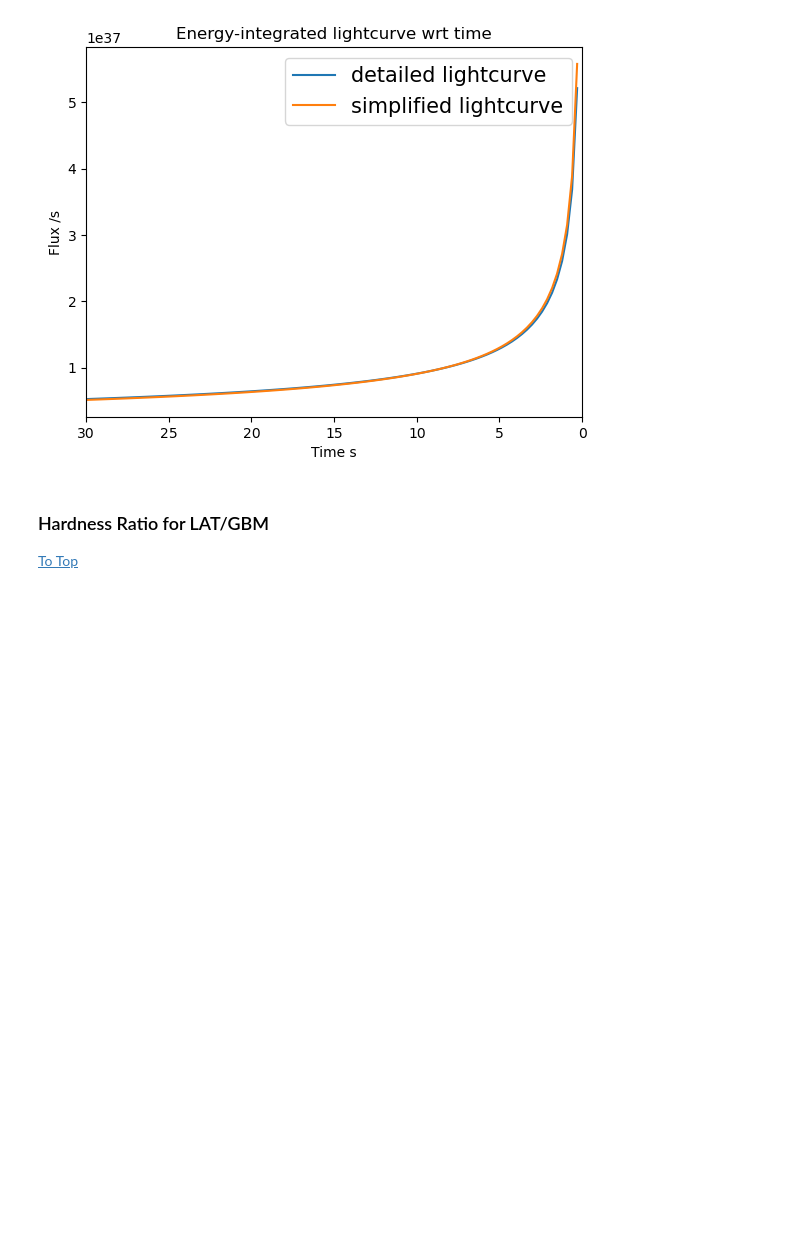
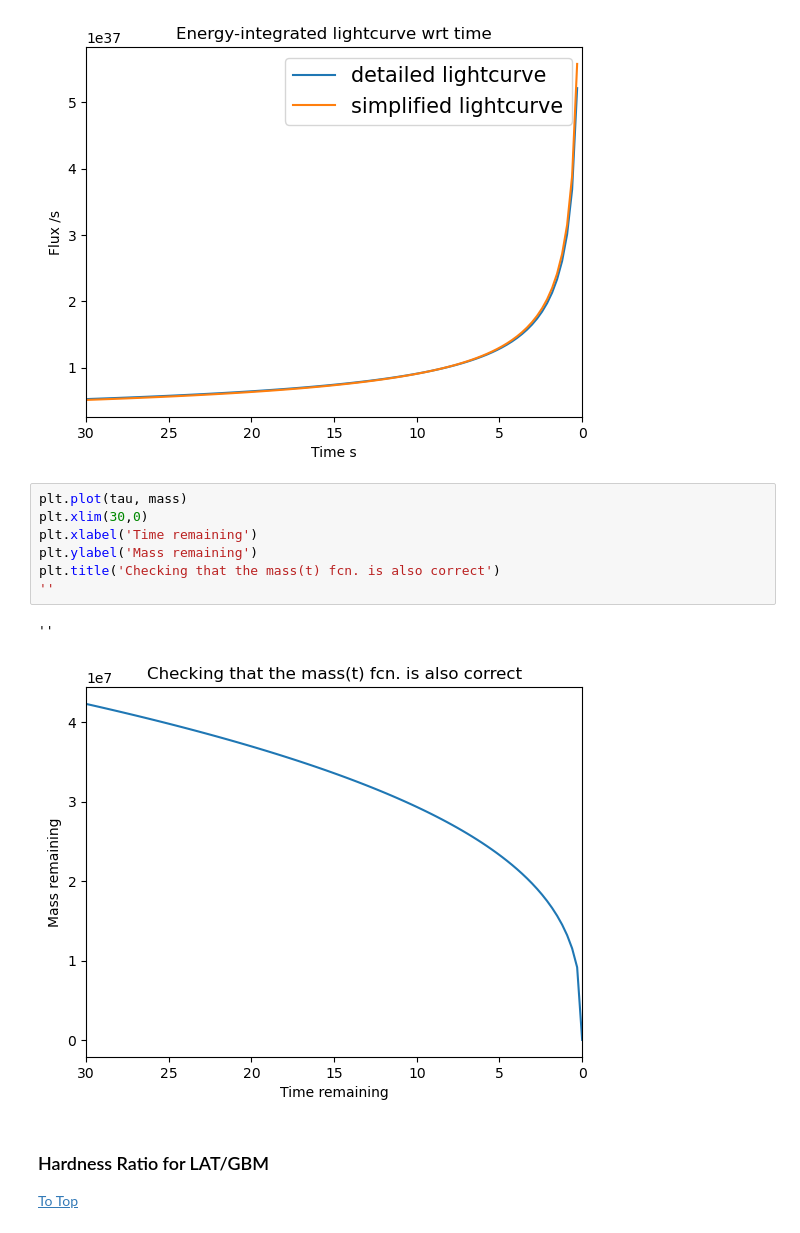
Before and after one commit to xboluna/Research, a Jupyter notebook: BHRad/Modelling.ipynb, the cells around one changed output. Drawn from its saved outputs; the diff is of its cells as text; blank space fills up the shorter version.

```diff
--- a/BHRad/Modelling.ipynb
+++ b/BHRad/Modelling.ipynb
@@ -192,6 +192,16 @@ ax.legend(prop={'size':15})
 plt.show()
 # %% [output]
 [figure]
+# %%
+plt.plot(tau, mass)
+plt.xlim(30,0)
+plt.xlabel('Time remaining')
+plt.ylabel('Mass remaining')
+plt.title('Checking that the mass(t) fcn. is also correct')
+''
+# %% [output]
+''
+[figure, new version]
 # %% [markdown]
 ### <span id='hard'>Hardness Ratio for LAT/GBM</span>
 [To Top](#top)
```
Also changed, not shown: parts of 7 cells of this notebook.
